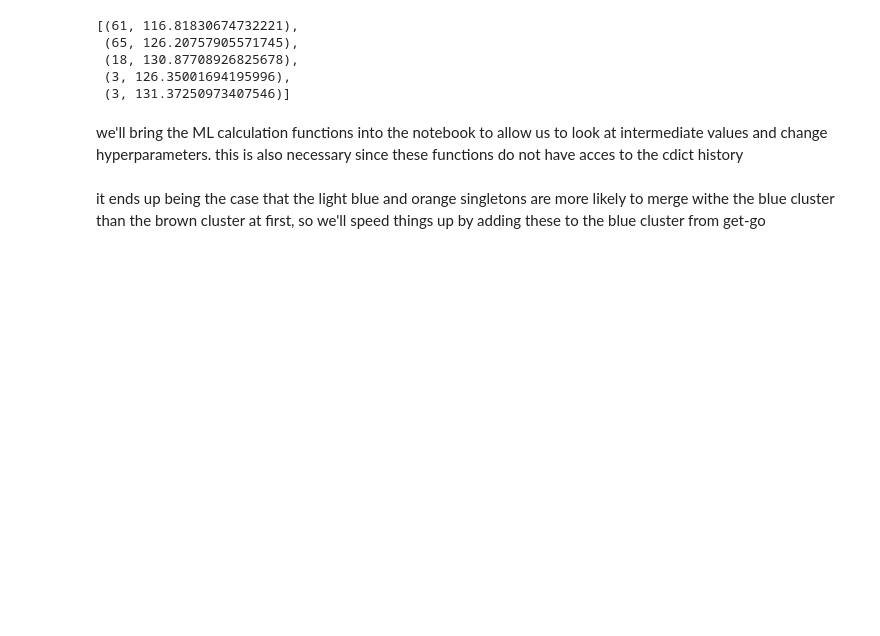
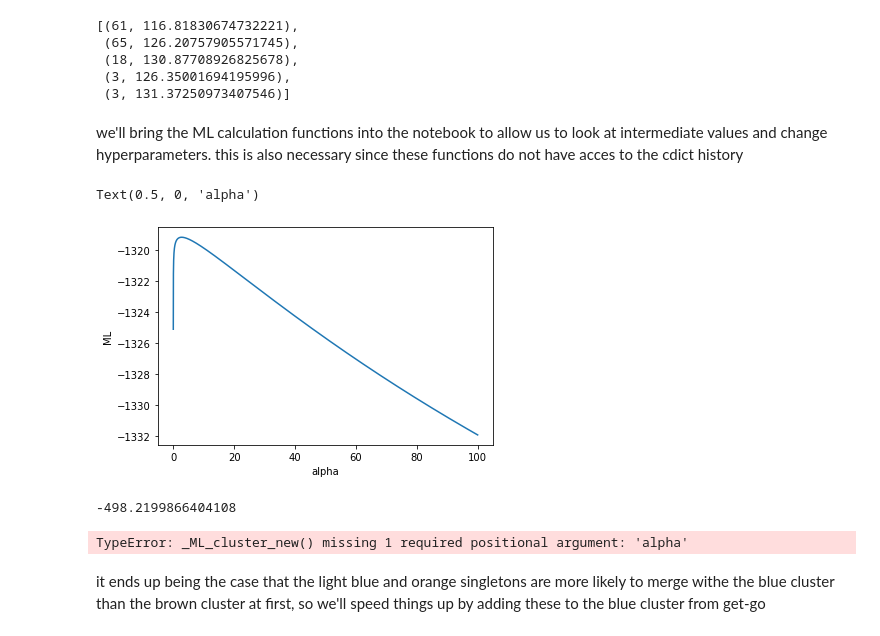
Before and after one commit to getzlab/HapASeg, a Jupyter notebook: 7993_debug_acdp.ipynb, the cells around one changed output. Saved outputs shown, nothing was run; the diff lists cells and outputs as text; code cells hidden in the pictures; blank space fills up the shorter version.

```diff
--- a/7993_debug_acdp.ipynb
+++ b/7993_debug_acdp.ipynb
@@ -119,0 +119,12 @@ def _ML_cluster(self, cluster_set):
+# %%
+def _ML_cluster_new(self, cluster_set, alpha):
+    r_lst = []
+    V_lst = []
+    for s in cluster_set:
+        r_seg = self.segment_r_list[s]
+        r_lst.append(r_seg)
+        V_lst.append(self.segment_V_list[s])
+    r = np.hstack(r_lst)
+    V = np.hstack(V_lst)
+    beta = alpha/2 * r.var()
+    return ML_normalgamma(self, r, r.mean(), 1e-4, alpha, beta)
@@ -130,6 +156,23 @@ def DP_merge_prior(self, cdict, cur_cluster):
         else:
             prior_results[i] = ss.gammaln(M) + np.log(self.alpha) + ss.gammaln(N + self.alpha - M) - ss.gammaln(N + self.alpha)
     return prior_results
+# %%
+a = np.r_[0.001:100:0.001]
+# %%
+plt.plot(a, _ML_cluster_new(self, cdict[clust_pick], a))
+plt.ylabel('ML')
+plt.xlabel('alpha')
+# %% [output]
+Text(0.5, 0, 'alpha')
+[figure, added]
+# %%
+_ML_cluster(self, cdict[clust_pick])
+# %% [output]
+-498.2199866404108
+# %%
+_ML_cluster_new(self, cdict[clust_pick])
+# %% [output]
+TypeError: _ML_cluster_new() missing 1 required positional argument: 'alpha'
 # %% [markdown]
 it ends up being the case that the light blue and orange singletons are more likely to merge withe the blue cluster than the brown cluster at first, so we'll speed things up by adding these to the blue cluster from get-go
 # %%
```
Also changed, not shown: parts of 38 cells of this notebook.
